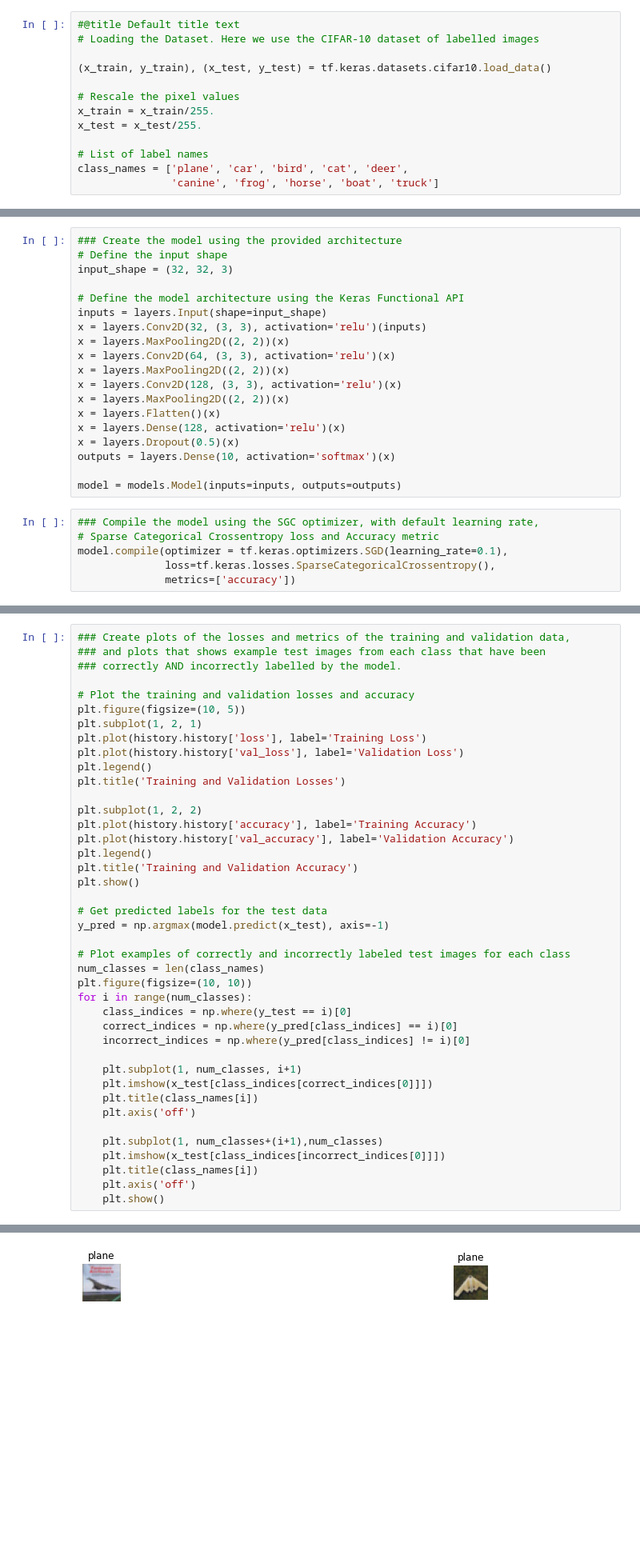
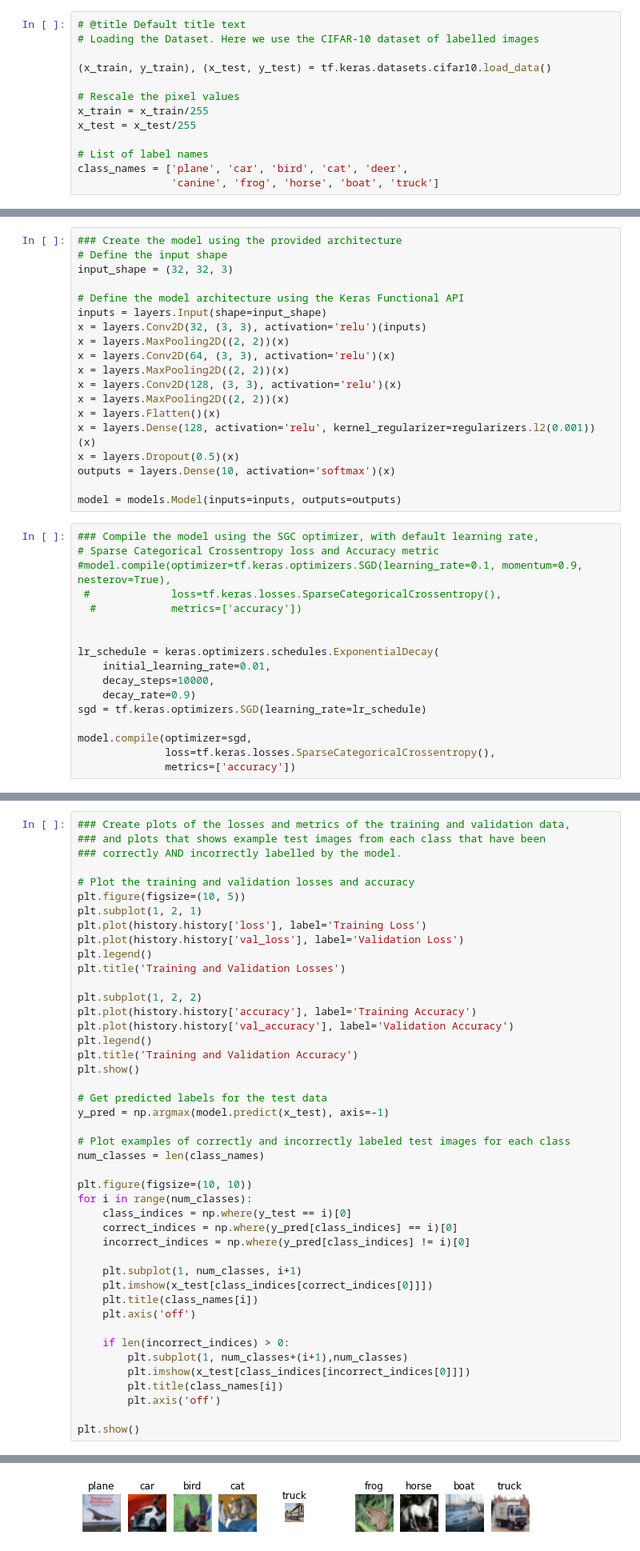
Before and after one commit to jossy450/assignment, a Jupyter notebook: [Joseph_Ojediran]_[21078637]_ADS2_Assignment_1_Deep_Learning_With_Keras.ipynb, the cells around one changed output, grey strips where cells are left out. Shown at 80% size. Cells and saved outputs as stored; diff of their text form; blank space fills up the shorter version.

```diff
--- a/[Joseph_Ojediran]_[21078637]_ADS2_Assignment_1_Deep_Learning_With_Keras.ipynb
+++ b/[Joseph_Ojediran]_[21078637]_ADS2_Assignment_1_Deep_Learning_With_Keras.ipynb
@@ -40,12 +42,12 @@ from tensorflow.keras import layers,models,optimizers,losses, callbacks,\
 # %%
-#@title Default title text
+# @title Default title text
 # Loading the Dataset. Here we use the CIFAR-10 dataset of labelled images
 
 (x_train, y_train), (x_test, y_test) = tf.keras.datasets.cifar10.load_data()
 
 # Rescale the pixel values
-x_train = x_train/255.
-x_test = x_test/255.
+x_train = x_train/255
+x_test = x_test/255
 
 # List of label names
 class_names = ['plane', 'car', 'bird', 'cat', 'deer',
@@ -119,7 +118,7 @@ x = layers.MaxPooling2D((2, 2))(x)
 x = layers.Conv2D(128, (3, 3), activation='relu')(x)
 x = layers.MaxPooling2D((2, 2))(x)
 x = layers.Flatten()(x)
-x = layers.Dense(128, activation='relu')(x)
+x = layers.Dense(128, activation='relu', kernel_regularizer=regularizers.l2(0.001))(x)
 x = layers.Dropout(0.5)(x)
 outputs = layers.Dense(10, activation='softmax')(x)
 
@@ -127,7 +126,18 @@ model = models.Model(inputs=inputs, outputs=outputs)
 # %%
 ### Compile the model using the SGC optimizer, with default learning rate,
 # Sparse Categorical Crossentropy loss and Accuracy metric
-model.compile(optimizer = tf.keras.optimizers.SGD(learning_rate=0.1),
+#model.compile(optimizer=tf.keras.optimizers.SGD(learning_rate=0.1, momentum=0.9, nesterov=True),
+ #             loss=tf.keras.losses.SparseCategoricalCrossentropy(),
+  #            metrics=['accuracy'])
+
+
+lr_schedule = keras.optimizers.schedules.ExponentialDecay(
+    initial_learning_rate=0.01,
+    decay_steps=10000,
+    decay_rate=0.9)
+sgd = tf.keras.optimizers.SGD(learning_rate=lr_schedule)
+
+model.compile(optimizer=sgd,
               loss=tf.keras.losses.SparseCategoricalCrossentropy(),
               metrics=['accuracy'])
 # %%
@@ -178,6 +188,7 @@ y_pred = np.argmax(model.predict(x_test), axis=-1)
 
 # Plot examples of correctly and incorrectly labeled test images for each class
 num_classes = len(class_names)
+
 plt.figure(figsize=(10, 10))
 for i in range(num_classes):
     class_indices = np.where(y_test == i)[0]
@@ -189,9 +200,11 @@ for i in range(num_classes):
     plt.title(class_names[i])
     plt.axis('off')
 
-    plt.subplot(1, num_classes+(i+1),num_classes)
-    plt.imshow(x_test[class_indices[incorrect_indices[0]]])
-    plt.title(class_names[i])
-    plt.axis('off')
-    plt.show()
+    if len(incorrect_indices) > 0:
+        plt.subplot(1, num_classes+(i+1),num_classes)
+        plt.imshow(x_test[class_indices[incorrect_indices[0]]])
+        plt.title(class_names[i])
+        plt.axis('off')
+
+plt.show()
 # %% [output]
@@ -200 +213 @@ for i in range(num_classes):
-[figure, old version]
+[figure, new version]
```
Also changed, not shown: parts of 11 cells of this notebook.
